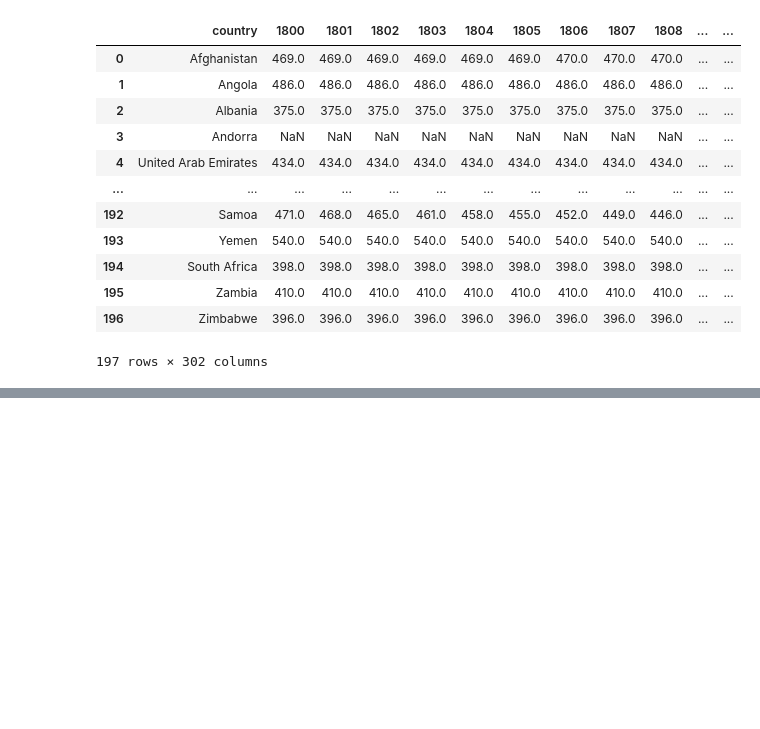
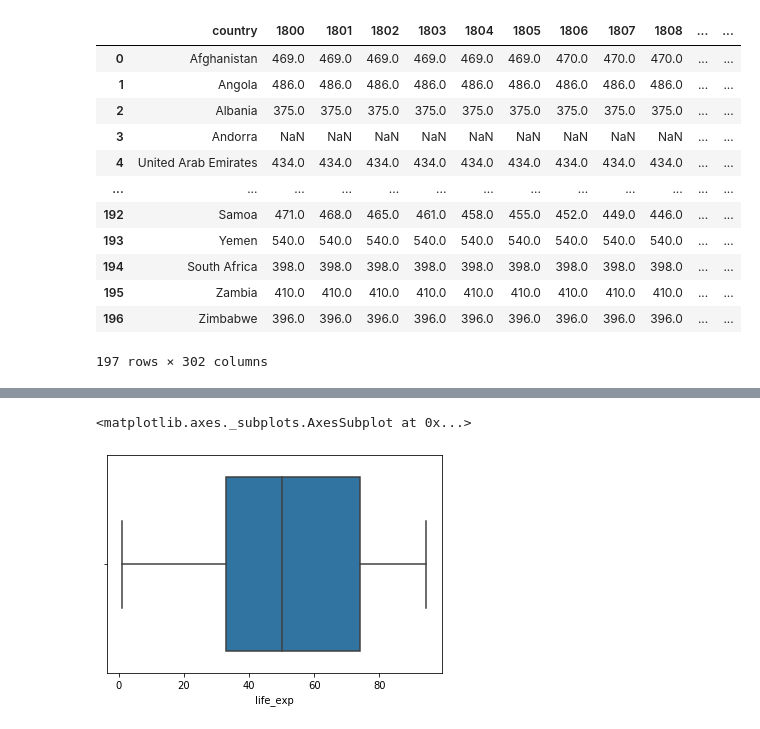
Before and after one commit to py-train/cyient-mar23, a Jupyter notebook: Day8.ipynb, the cells around one changed output, grey strips where cells are left out. Drawn from its saved outputs; the diff is of its cells as text; code cells hidden in the pictures; blank space fills up the shorter version.

```diff
--- a/Day8.ipynb
+++ b/Day8.ipynb
@@ -363,0 +465,3 @@ cmort
+# %%
+cmort_mi = cmort_melted.set_index(['country', 'year'])
+cmort_mi
@@ -363,0 +483,3 @@ cmort
+# %%
+life_mi = life_melted.set_index(['country', 'year'])
+life_mi
@@ -363,0 +517,3 @@ cmort
+# %%
+gmi = pd.concat([cmort_mi, life_mi], axis=1)
+gmi
@@ -363,0 +535,3 @@ cmort
+# %%
+gm = gmi.reset_index()
+gm
@@ -363,0 +712,5 @@ cmort
+# %%
+sns.boxplot(gm.life_exp)
+# %% [output]
+<matplotlib.axes._subplots.AxesSubplot at 0x...>
+[figure, added]
```
Also changed, not shown: parts of 36 cells of this notebook, 2 other files.
